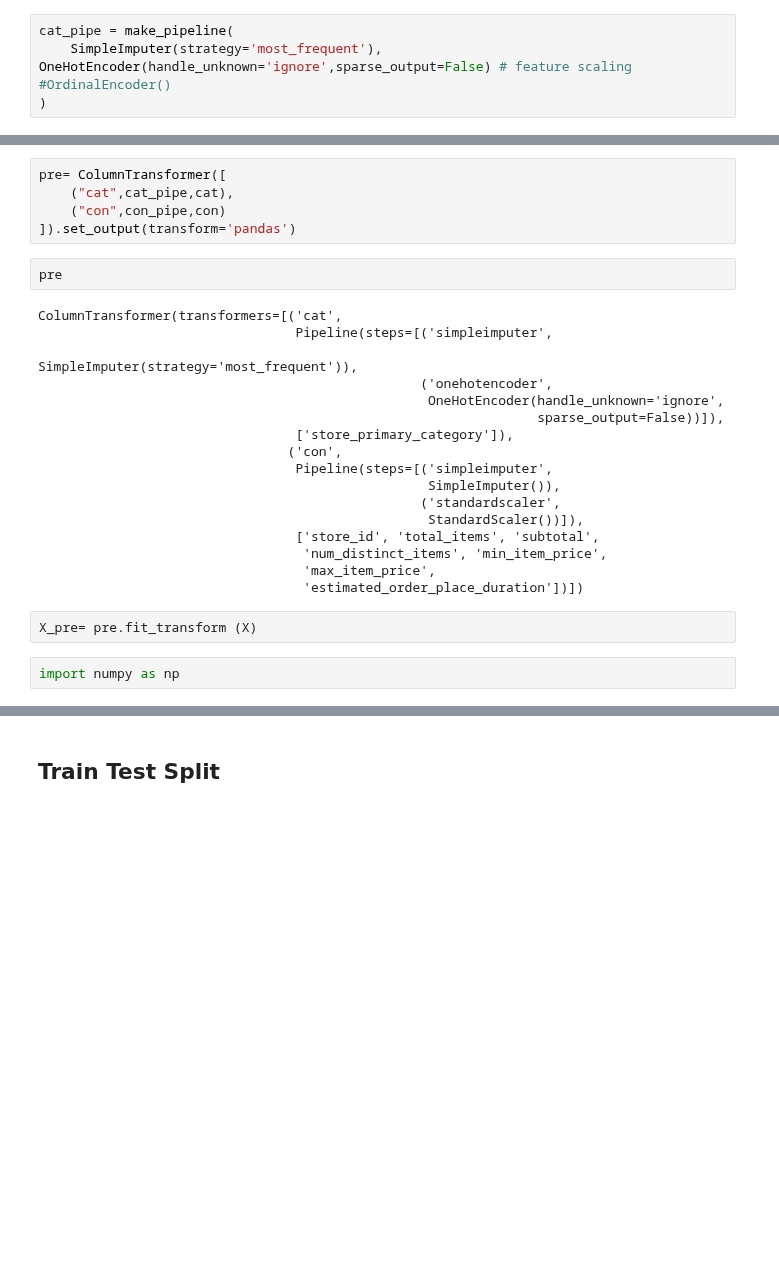
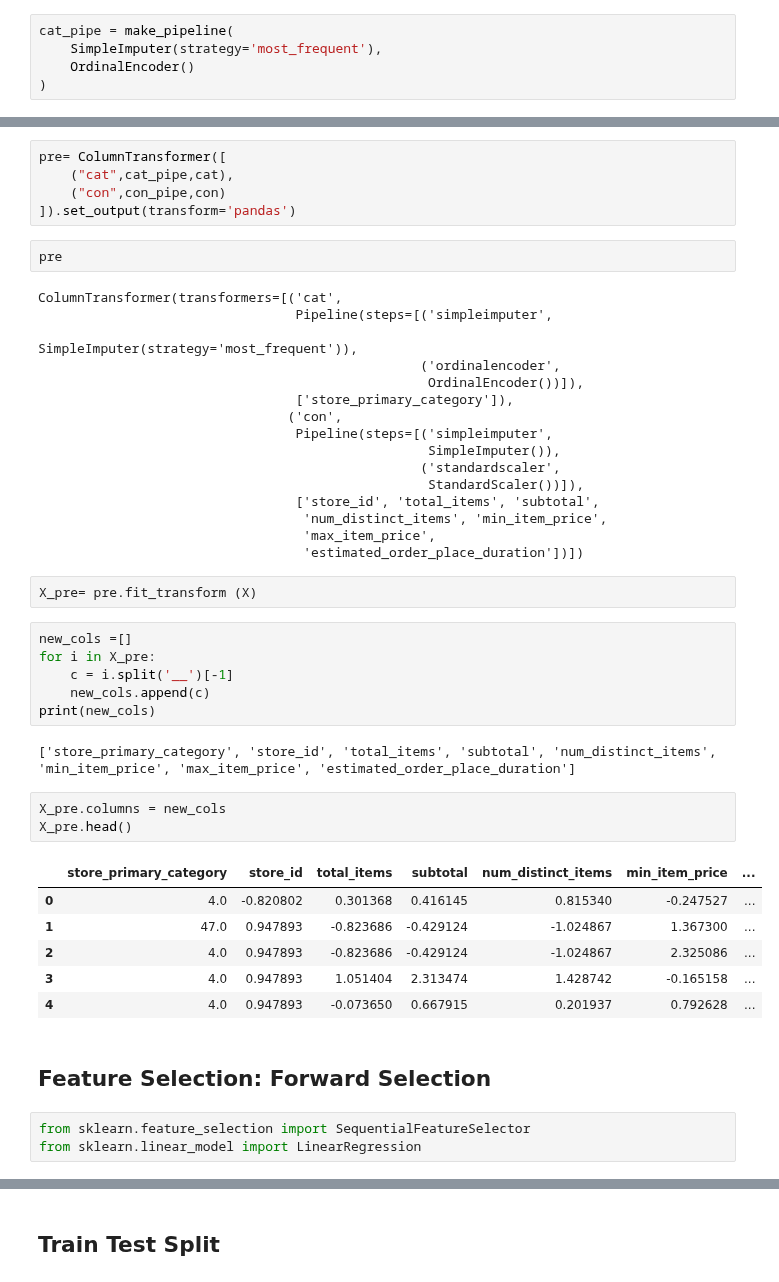
Before and after one commit to ganesh-207/Machine_learning, a Jupyter notebook: Project/Delivery predction copy.ipynb, the cells around one changed output, grey strips where cells are left out. Cells and saved outputs as stored; diff of their text form; blank space fills up the shorter version.

```diff
--- a/Project/Delivery predction copy.ipynb
+++ b/Project/Delivery predction copy.ipynb
@@ -142,8 +142,7 @@ from sklearn.compose import ColumnTransformer
 # %%
 cat_pipe = make_pipeline(
     SimpleImputer(strategy='most_frequent'),
-OneHotEncoder(handle_unknown='ignore',sparse_output=False) # feature scaling
-#OrdinalEncoder()
+    OrdinalEncoder()
 )
 # %%
 con_pipe = make_pipeline(
@@ -164,9 +163,8 @@ pre
 ColumnTransformer(transformers=[('cat',
                                  Pipeline(steps=[('simpleimputer',
                                                   SimpleImputer(strategy='most_frequent')),
-                                                 ('onehotencoder',
-                                                  OneHotEncoder(handle_unknown='ignore',
-                                                                sparse_output=False))]),
+                                                 ('ordinalencoder',
+                                                  OrdinalEncoder())]),
                                  ['store_primary_category']),
                                 ('con',
                                  Pipeline(steps=[('simpleimputer',
@@ -179,5 +177,26 @@ ColumnTransformer(transformers=[('cat',
                                   'estimated_order_place_duration'])])
 # %%
 X_pre= pre.fit_transform (X)
-# %%
-import numpy as np
+# %%
+new_cols =[]
+for i in X_pre:
+    c = i.split('__')[-1]
+    new_cols.append(c)
+print(new_cols)
+# %% [output]
+['store_primary_category', 'store_id', 'total_items', 'subtotal', 'num_distinct_items', 'min_item_price', 'max_item_price', 'estimated_order_place_duration']
+# %%
+X_pre.columns = new_cols
+X_pre.head()
+# %% [output]
+|  | store_primary_category | store_id | total_items | subtotal | num_distinct_items | min_item_price | ... |
+| 0 | 4.0 | -0.820802 | 0.301368 | 0.416145 | 0.815340 | -0.247527 | ... |
+| 1 | 47.0 | 0.947893 | -0.823686 | -0.429124 | -1.024867 | 1.367300 | ... |
+| 2 | 4.0 | 0.947893 | -0.823686 | -0.429124 | -1.024867 | 2.325086 | ... |
+| 3 | 4.0 | 0.947893 | 1.051404 | 2.313474 | 1.428742 | -0.165158 | ... |
+| 4 | 4.0 | 0.947893 | -0.073650 | 0.667915 | 0.201937 | 0.792628 | ... |
+# %% [markdown]
+## Feature Selection: Forward Selection
+# %%
+from sklearn.feature_selection import SequentialFeatureSelector
+from sklearn.linear_model import LinearRegression
```
Also changed, not shown: parts of 4 cells of this notebook, 1 other file.
